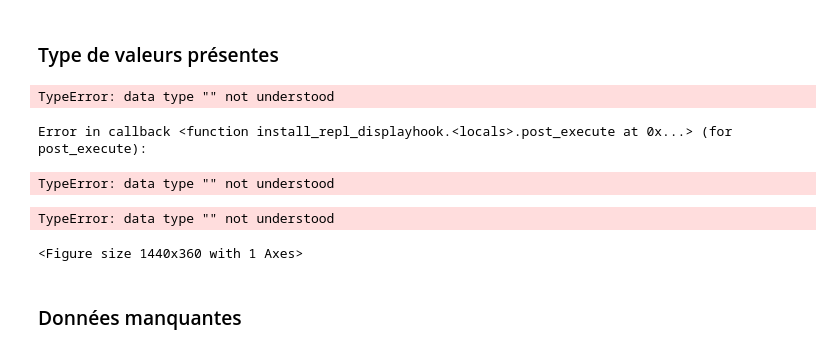
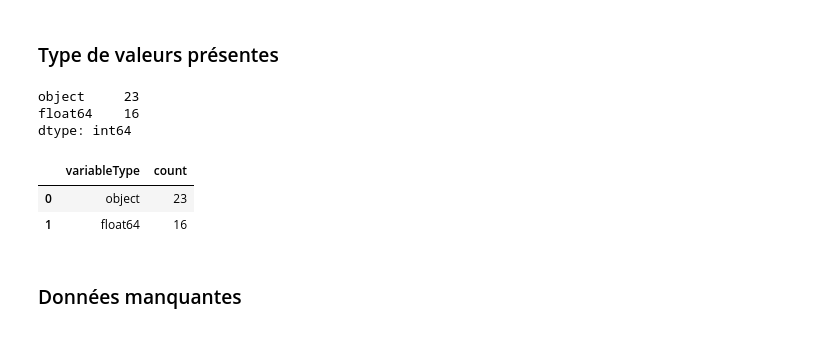
Before and after one commit to cedricsoares/economic_sanction_model, a Jupyter notebook: Sanction_eco.ipynb, the cells around one changed output. Drawn from its saved outputs; the diff is of its cells as text; code cells hidden in the pictures.

```diff
--- a/Sanction_eco.ipynb
+++ b/Sanction_eco.ipynb
@@ -130,20 +109,24 @@ Name: Case no.b, dtype: object
 ***
 # %% [markdown]
 ### Type de valeurs présentes
+# %%
+df.dtypes.value_counts()
+# %% [output]
+object     23
+float64    16
+dtype: int64
 # %%
-dataTypeDf = pd.DataFrame(df.dtypes.value_counts()).reset_index().rename(columns={"index":"variableType",0:"count"})
+#dataTypeDf = pd.DataFrame(df.dtypes.value_counts()).reset_index().rename(columns={"index":"variableType",0:"count"})
+#dataTypeDf
+#fig,ax = plt.subplots()
+#fig.set_size_inches(20,5)
 
-fig,ax = plt.subplots()
-fig.set_size_inches(20,5)
-
-sn.barplot(data=dataTypeDf,x="variableType",y="count",ax=ax)
-ax.set(xlabel='Variable Type', ylabel='Count',title="Variables Count Across Datatype")
+#sn.barplot(data= dataTypeDf,x="variableType",y="count",ax=ax)
+#ax.set(xlabel='Variable Type', ylabel='Count',title="Variables Count Across Datatype")
 # %% [output]
-TypeError: data type "" not understood
-Error in callback <function install_repl_displayhook.<locals>.post_execute at 0x...> (for post_execute):
-TypeError: data type "" not understood
-TypeError: data type "" not understood
-<Figure size 1440x360 with 1 Axes>
+|  | variableType | count |
+| 0 | object | 23 |
+| 1 | float64 | 16 |
 # %% [markdown]
 ### Données manquantes
 # %%
```
Also changed, not shown: parts of 29 cells of this notebook.
